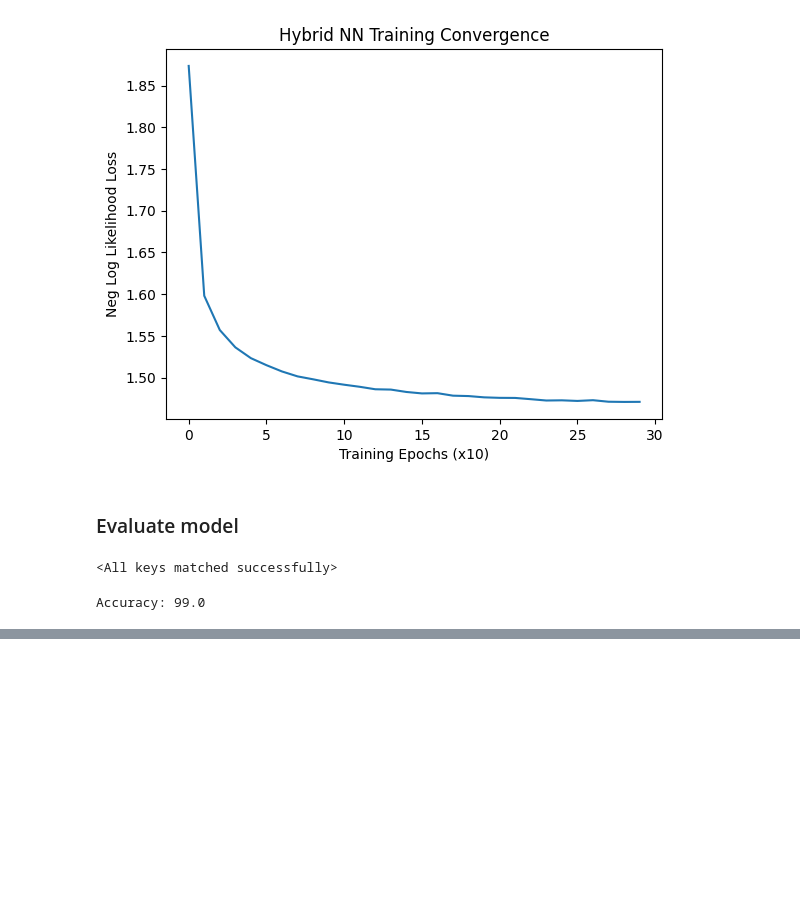
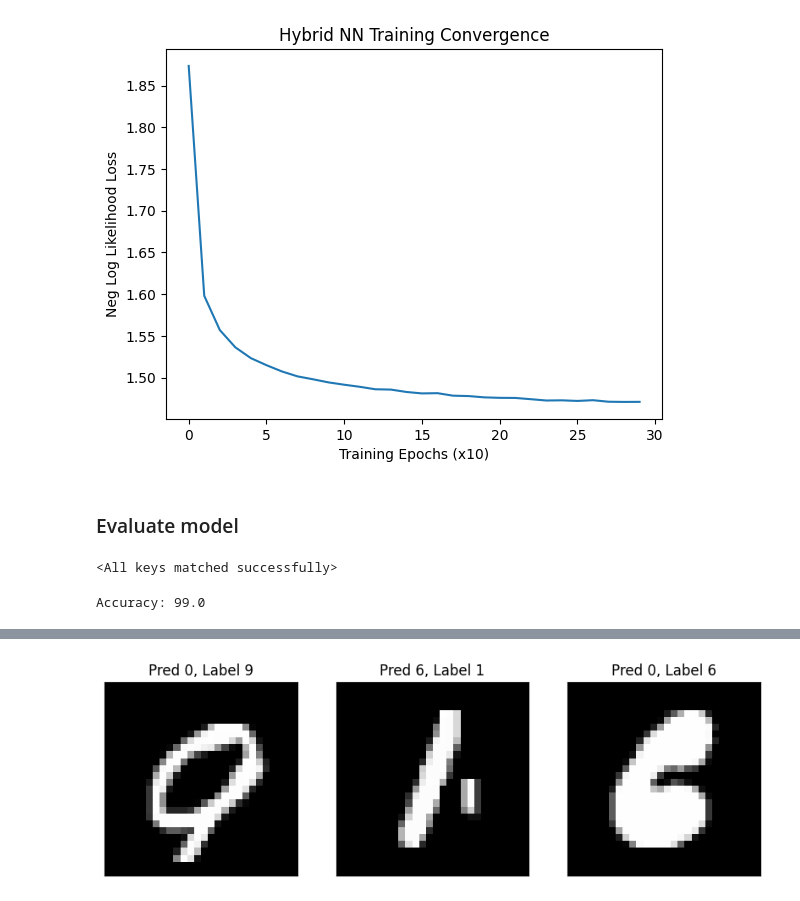
Before and after one commit to pritipriya-dasbehera/QNN_CP, a Jupyter notebook: MultiClassifier.ipynb, the cells around one changed output, grey strips where cells are left out. Drawn from its saved outputs; the diff is of its cells as text; code cells hidden in the pictures; blank space fills up the shorter version.

Commit message:
Added Investigation for wrong prediction

```diff
--- a/MultiClassifier.ipynb
+++ b/MultiClassifier.ipynb
@@ -406,0 +407,26 @@ with torch.no_grad():
+# %%
+# Look for wrong predictions
+n_samples_show = 3
+count = 0
+fig, axes = plt.subplots(nrows=1, ncols=n_samples_show, figsize=(10, 3))
+
+model.eval()
+with torch.no_grad():
+    for data, target in train_loader:
+        if count == n_samples_show:
+            break
+        output = model(data[:4])
+
+        _, predicted = torch.max(output.data, 1)
+        # print(predicted)
+
+        if predicted[3].item() != target[:4][3].item():
+            axes[count].imshow(data[3][0].numpy().squeeze(), cmap='gray')
+
+            axes[count].set_xticks([])
+            axes[count].set_yticks([])
+            axes[count].set_title('Pred {}, Label {}'.format(predicted[3].item(), target[:4][3].item()))
+
+            count += 1
+# %% [output]
+[figure, added]
```
Also changed, not shown: parts of 2 cells of this notebook.
